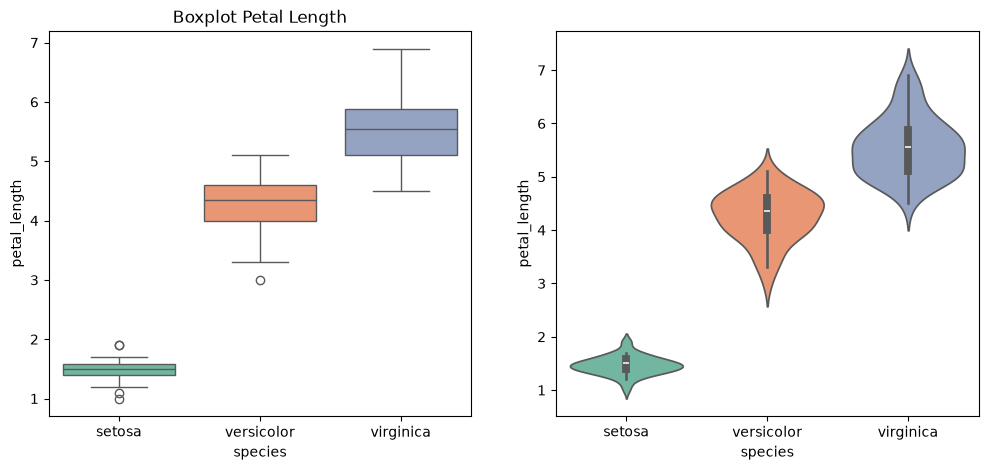
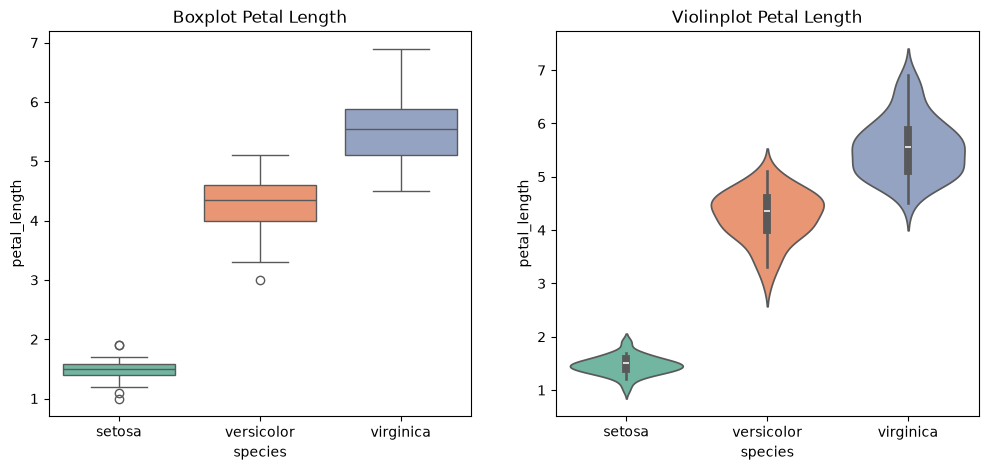
Unified diff of the notebook cell whose output changed from the first chart to the second:
--- before
+++ after
@@ -1,6 +1,5 @@
 fig, axes = plt.subplots(1, 2, figsize=(12, 5))
-sns.boxplot(data=df, x='species', y='petal_length',
-palette='Set2', ax=axes[0])
+sns.boxplot(data=df, x='species', y='petal_length', palette='Set2', ax=axes[0], hue='species')
 axes[0].set_title('Boxplot Petal Length')
-sns.violinplot(data=df, x='species', y='petal_length',
-palette='Set2', inner='box', ax=axes[1])
+sns.violinplot(data=df, x='species', y='petal_length', palette='Set2', inner='box', ax=axes[1], hue='species')
+axes[1].set_title('Violinplot Petal Length')

Commit: Fix pertemuan 4 - set hue pada boxplot dan violinplot